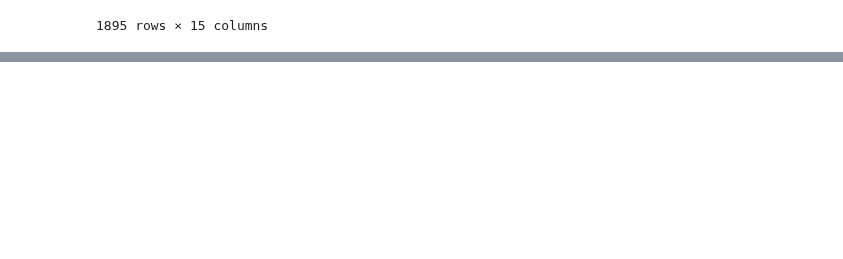
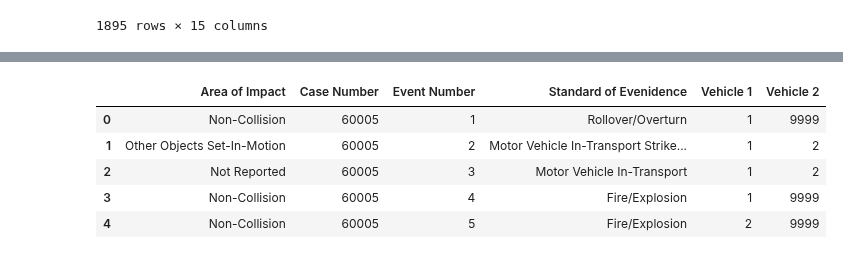
Before and after one commit to mwhitmore1/ucsd_bootcamp-traffic_accident_analysis, a Jupyter notebook: notebooks/data_processing.ipynb, the cells around one changed output, grey strips where cells are left out. Drawn from its saved outputs; the diff is of its cells as text; code cells hidden in the pictures; blank space fills up the shorter version.

```diff
--- a/notebooks/data_processing.ipynb
+++ b/notebooks/data_processing.ipynb
@@ -61,6 +61,7 @@ fromCaseYear = "2010"
 toCaseYear = "2020"
 state = "6"
 
-qurl = f"{url}/crashes/GetCaseDetails?stateCase=60005&caseYear=2014&state=6&format=json"
+qurl = f"{url}/crashes/GetCaseDetails?stateCase=63474&caseYear=2016&state=6&format=json"
 data = requests.get(qurl).json()
+print(data)
 case = data['Results'][0][0]['CrashResultSet']
@@ -72,6 +75,9 @@ def extract_people(v):
             'Speed limite': v['TRAV_SP'],
             'Vin Number': v['VINNAME'],
             'Traveled Speed Veh': v['VSPD_LIM'],
+            'Make': v['MAKENAME'],
+            'Make/Model': v['MAK_MODNAME'],
+            'Model': v['MODELNAME'],
 
             "Age": p['AGE'],
             "Age Name": p['AGENAME'],
@@ -87,25 +93,44 @@ def extract_people(v):
             "Make": p["MAKENAME"],
         }
 
-def flatten(case):
+
+
+def get_people(case):
 
     hour = case['HOUR']
     minute = case['MINUTE']
     time = f"{hour}:{minute}"
 
     accident_info = {
-       "Description of Veh Coll": case['CF2NAME'],
-       "Day of Week": case['DAY_WEEKNAME'],
-       "Drunk Driver": case['DRUNK_DR'],
-       "Month": case['MonthName'],
-       "Hour": hour,
-       "Time of Accident": time,
+        'Case Number': case['ST_CASE'],
+        "Description of Veh Coll": case['CF2NAME'],
+        "Day of Week": case['DAY_WEEKNAME'],
+        "Drunk Driver": case['DRUNK_DR'],
+        "Year": case['CaseYear'],
+        "Month": case['MonthName'],
+        "Hour": hour,
+        "Time of Accident": time,
     }
 
     vehicles = case['Vehicles']
+
     people = [{**accident_info, **p} for v in vehicles for p in extract_people(v)]
 
     return pd.DataFrame(people)
 
 
-flatten(case)
+def get_events(case):
+    c_events = [{
+        'Case Number': case['ST_CASE'],
+# In a traffic accident AOI is Area of Impact. The spot the two cars collided is measured
+# to a fixed object, usually the curb, so it can be reconstructed later.
+        'Area of Impact': e['AOI1NAME'],
+# standard of evidence
+# https://safety.fhwa.dot.gov/rsdp/cdip_rpti.aspx
+        'Standard of Evenidence': e['SOENAME'],
+        'Event Number': e['EVENTNUM'],
+        'Vehicle 1': e['VNUMBER1'],
+        'Vehicle 2': e['VNUMBER2'],
+    } for e in case['CEvents']]
+
+    return pd.DataFrame(c_events)
@@ -116,0 +144,9 @@ flatten(case)
+# %%
+get_events(case)
+# %% [output]
+|  | Area of Impact | Case Number | Event Number | Standard of Evenidence | Vehicle 1 | Vehicle 2 |
+| 0 | Non-Collision | 60005 | 1 | Rollover/Overturn | 1 | 9999 |
+| 1 | Other Objects Set-In-Motion | 60005 | 2 | Motor Vehicle In-Transport Strike... | 1 | 2 |
+| 2 | Not Reported | 60005 | 3 | Motor Vehicle In-Transport | 1 | 2 |
+| 3 | Non-Collision | 60005 | 4 | Fire/Explosion | 1 | 9999 |
+| 4 | Non-Collision | 60005 | 5 | Fire/Explosion | 2 | 9999 |
```
Also changed, not shown: parts of 3 cells of this notebook.
